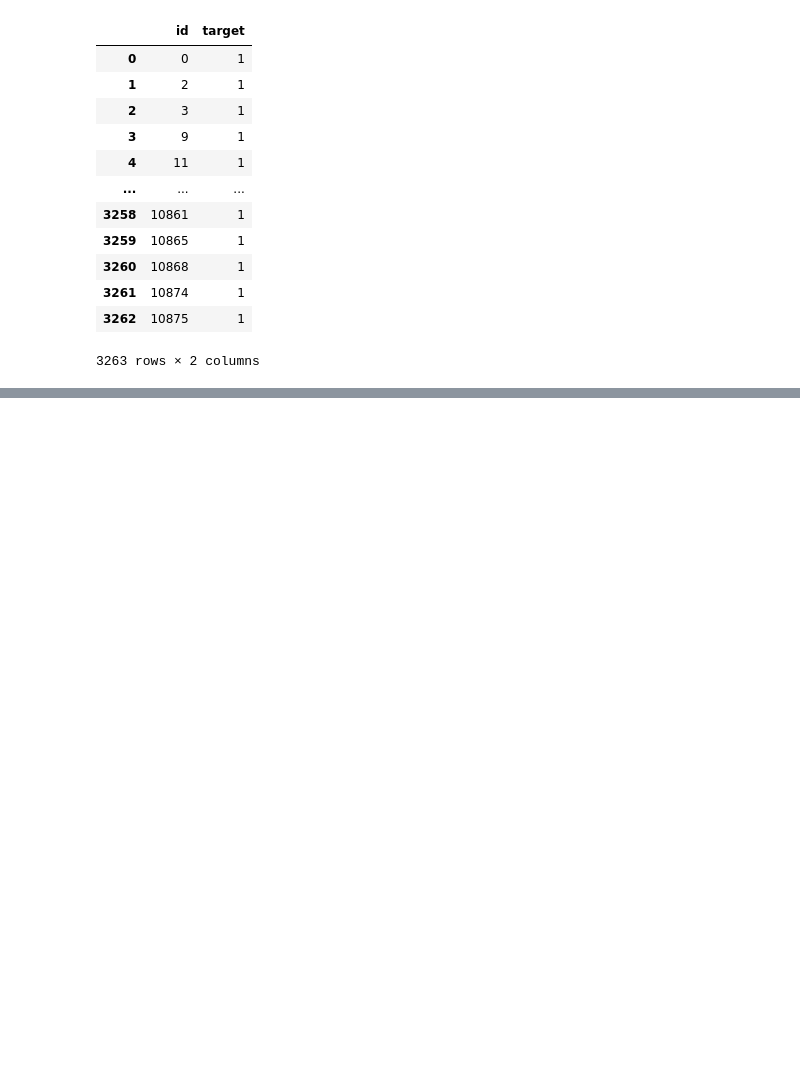
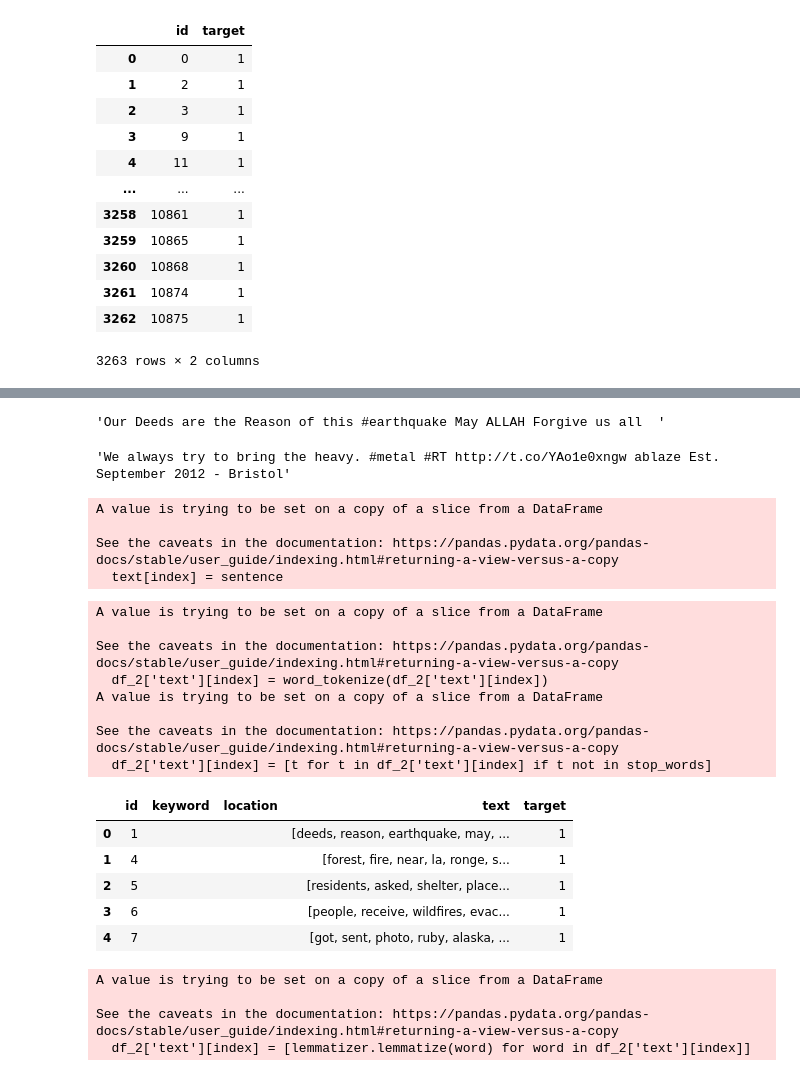
Before and after one commit to BotMaximeDupouy/kaggle_challenges, a Jupyter notebook: nlp_disasters_tweeter/nlp_kaggle_challenge.ipynb, the cells around one changed output, grey strips where cells are left out. Drawn from its saved outputs; the diff is of its cells as text; code cells hidden in the pictures; blank space fills up the shorter version.

```diff
--- a/nlp_disasters_tweeter/nlp_kaggle_challenge.ipynb
+++ b/nlp_disasters_tweeter/nlp_kaggle_challenge.ipynb
@@ -541,0 +502,3 @@ WARNING:tensorflow:Model was constructed with shape (None, 117, 50) for input Ke
+# %%
+df_2 = data.copy()
+df_2.head()
@@ -541,0 +512,52 @@ WARNING:tensorflow:Model was constructed with shape (None, 117, 50) for input Ke
+# %%
+df_2['keyword'] = df_2['keyword'].replace(np.nan, '')
+df_2['location'] = df_2['location'].replace(np.nan, '')
+# %%
+df_2['text'] = df_2['text'].astype('str') +' '+ df_2['keyword'].astype('str')
+df_2['text'] = df_2['text'].astype('str') +' '+ df_2['location'].astype('str')
+# %%
+df_2['text'][0]
+# %% [output]
+'Our Deeds are the Reason of this #earthquake May ALLAH Forgive us all  '
+# %%
+df_2['text'][32]
+# %% [output]
+'We always try to bring the heavy. #metal #RT http://t.co/YAo1e0xngw ablaze Est. September 2012 - Bristol'
+# %%
+df_2['text'] = clean_data(df_2['text'], remove_punctuations=True, lower_case=True,remove_numb=True, remove_symbol=True)
+# %% [output]
+A value is trying to be set on a copy of a slice from a DataFrame
+
+See the caveats in the documentation: https://pandas.pydata.org/pandas-docs/stable/user_guide/indexing.html#returning-a-view-versus-a-copy
+  text[index] = sentence
+# %%
+stop_words = set(stopwords.words('english'))
+for index, com in enumerate(df_2['text']) :
+    df_2['text'][index] = word_tokenize(df_2['text'][index])
+    df_2['text'][index] = [t for t in df_2['text'][index] if t not in stop_words]
+
+df_2.head()
+# %% [output]
+A value is trying to be set on a copy of a slice from a DataFrame
+
+See the caveats in the documentation: https://pandas.pydata.org/pandas-docs/stable/user_guide/indexing.html#returning-a-view-versus-a-copy
+  df_2['text'][index] = word_tokenize(df_2['text'][index])
+A value is trying to be set on a copy of a slice from a DataFrame
+
+See the caveats in the documentation: https://pandas.pydata.org/pandas-docs/stable/user_guide/indexing.html#returning-a-view-versus-a-copy
+  df_2['text'][index] = [t for t in df_2['text'][index] if t not in stop_words]
+|  | id | keyword | location | text | target |
+| 0 | 1 |  |  | [deeds, reason, earthquake, may, ... | 1 |
+| 1 | 4 |  |  | [forest, fire, near, la, ronge, s... | 1 |
+| 2 | 5 |  |  | [residents, asked, shelter, place... | 1 |
+| 3 | 6 |  |  | [people, receive, wildfires, evac... | 1 |
+| 4 | 7 |  |  | [got, sent, photo, ruby, alaska, ... | 1 |
+# %%
+lemmatizer = WordNetLemmatizer()
+for index, com in enumerate(df_2['text']) :
+    df_2['text'][index] = [lemmatizer.lemmatize(word) for word in df_2['text'][index]]
+# %% [output]
+A value is trying to be set on a copy of a slice from a DataFrame
+
+See the caveats in the documentation: https://pandas.pydata.org/pandas-docs/stable/user_guide/indexing.html#returning-a-view-versus-a-copy
+  df_2['text'][index] = [lemmatizer.lemmatize(word) for word in df_2['text'][index]]
```
Also changed, not shown: parts of 87 cells of this notebook, 3 other files.
